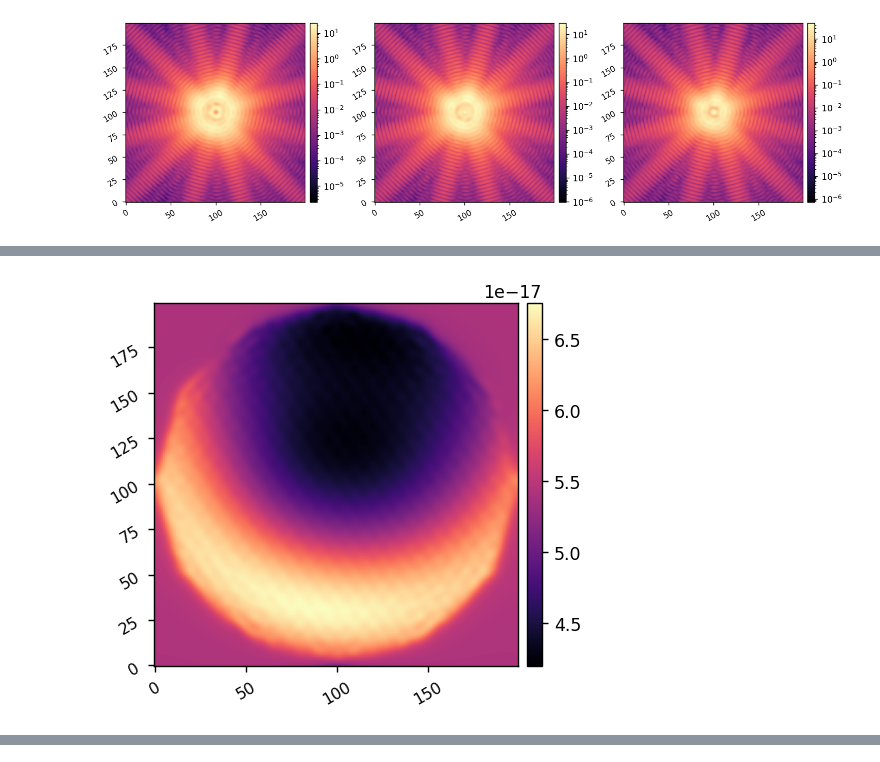
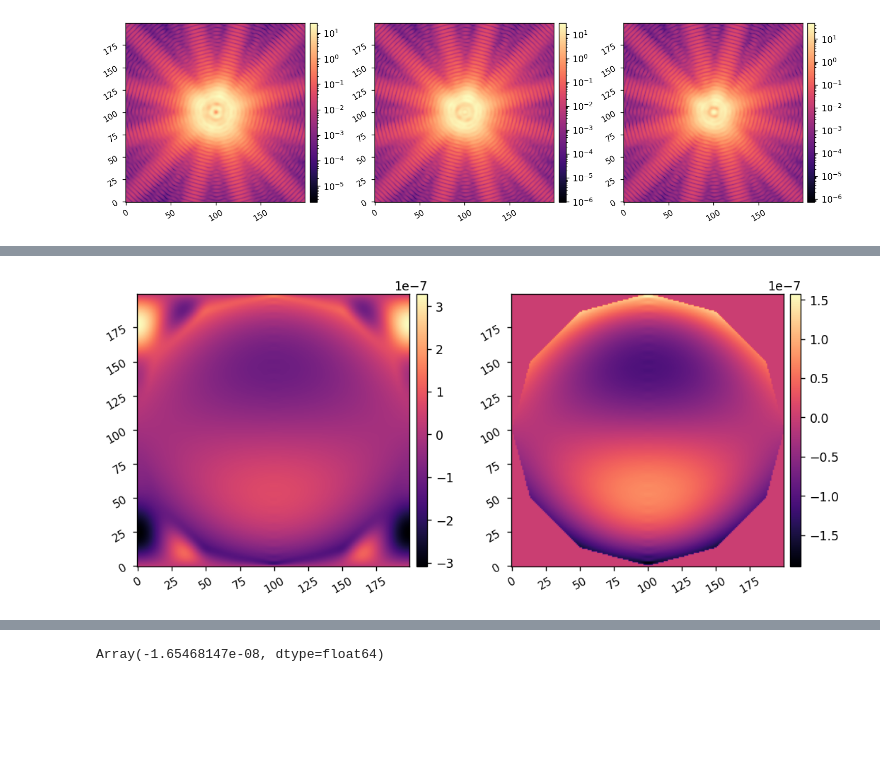
Before and after one commit to kian1377/opti513l-final, a Jupyter notebook: test_model.ipynb, the cells around one changed output, grey strips where cells are left out. Drawn from its saved outputs; the diff is of its cells as text; code cells hidden in the pictures; blank space fills up the shorter version.

```diff
--- a/test_model.ipynb
+++ b/test_model.ipynb
@@ -232,8 +253,8 @@ INFO: jaxopt.ZoomLineSearch: Iter: 1 Minimum Decrease & Curvature Errors (stop.
 # %%
 opd_est = fit[-1].reshape((npix,npix))
 # opd_est = fit[-1,:npix*npix].reshape((npix,npix)) * ap * 1e-6
 
-
-imshow1(opd_est, )
+imshow2(opd_est, opd_est*ap)
+jnp.mean(opd_est[ap.astype(bool)])
 # %% [output]
-[figure, old version]
+[figure, new version]
@@ -240,3 +262,4 @@ imshow1(opd_est, )
+Array(-1.65468147e-08, dtype=float64)
 # %%
 plt.semilogy(objvals)
 plt.xlabel('iterations')
```
Also changed, not shown: parts of 7 cells of this notebook, 1 other file.
